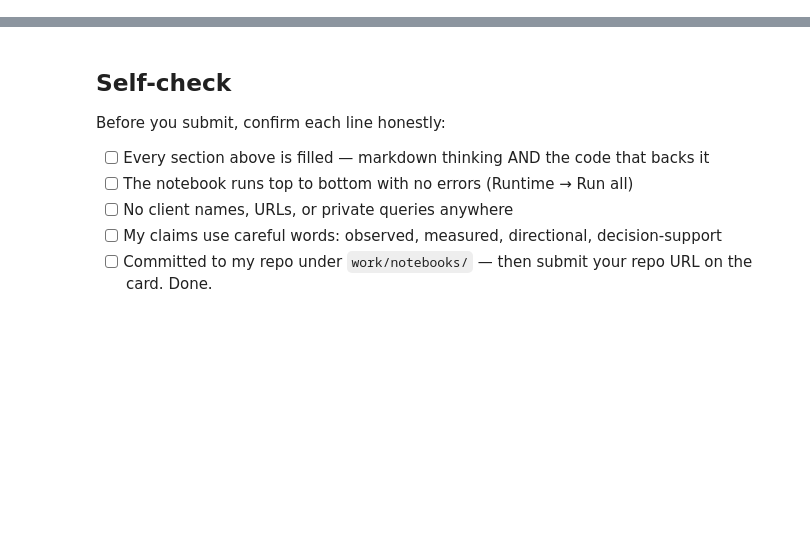
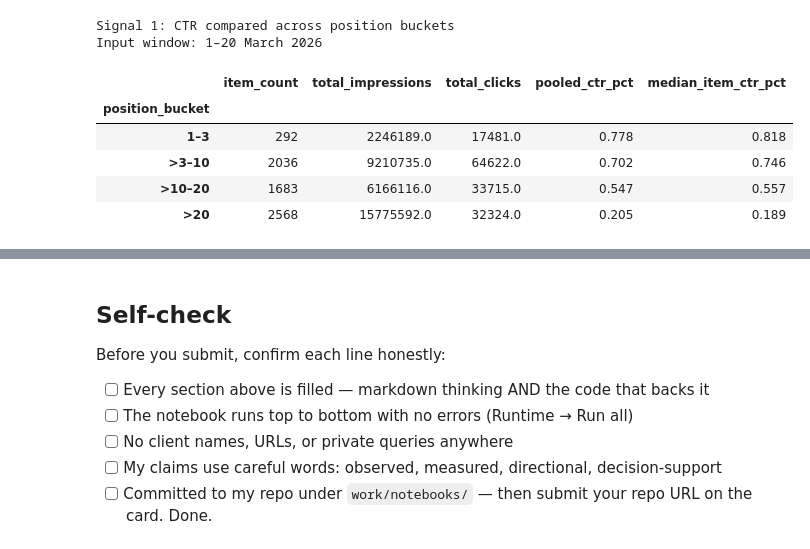
Before and after one commit to omsawarkar/omsawarkar, a Jupyter notebook: work/notebooks/w04_baseline_score.ipynb, the cells around one changed output, grey strips where cells are left out. Saved outputs shown, nothing was run; the diff lists cells and outputs as text; code cells hidden in the pictures; blank space fills up the shorter version.

```diff
--- a/work/notebooks/w04_baseline_score.ipynb
+++ b/work/notebooks/w04_baseline_score.ipynb
@@ -12,0 +71,79 @@ This skeleton is yours to fill. Work the sections **in order** — each one has
+# %%
+# Use only the early window, matching the Week 3 inputs.
+pages = con.sql("""
+    SELECT
+        client_hash_id,
+        content_hash_id,
+        COUNT(*) AS observed_days,
+        SUM(gsc_impressions) AS impressions,
+        SUM(gsc_clicks) AS clicks,
+        SUM(gsc_clicks) * 1.0
+            / NULLIF(SUM(gsc_impressions), 0) AS ctr,
+        SUM(ga4_sessions) AS sessions,
+        SUM(ga4_engaged_sessions) * 1.0
+            / NULLIF(SUM(ga4_sessions), 0) AS engagement_rate,
+
+        SUM(
+            CASE WHEN gsc_avg_position > 0
+                 THEN gsc_avg_position * gsc_impressions END
+        ) / NULLIF(
+            SUM(
+                CASE WHEN gsc_avg_position > 0
+                     THEN gsc_impressions END
+            ), 0
+        ) AS avg_position
+
+    FROM march_raw
+    WHERE report_date BETWEEN DATE '2026-03-01'
+                          AND DATE '2026-03-20'
+      AND gsc_data_available IS TRUE
+      AND ga4_data_available IS TRUE
+    GROUP BY client_hash_id, content_hash_id
+    HAVING COUNT(*) >= 10
+       AND SUM(gsc_impressions) > 0
+""").df()
+
+import pandas as pd
+
+pages["position_bucket"] = pd.cut(
+    pages["avg_position"],
+    bins=[0, 3, 10, 20, float("inf")],
+    labels=["1–3", ">3–10", ">10–20", ">20"]
+)
+
+# Use a provisional volume floor to reduce very small samples.
+signal_sample = pages.loc[
+    (pages["impressions"] >= 100)
+    & pages["position_bucket"].notna()
+].copy()
+
+position_table = (
+    signal_sample.groupby("position_bucket", observed=True)
+    .agg(
+        item_count=("impressions", "size"),
+        total_impressions=("impressions", "sum"),
+        total_clicks=("clicks", "sum"),
+        median_item_ctr=("ctr", "median")
+    )
+)
+
+position_table["pooled_ctr_pct"] = (
+    100 * position_table["total_clicks"]
+    / position_table["total_impressions"]
+)
+position_table["median_item_ctr_pct"] = (
+    100 * position_table.pop("median_item_ctr")
+)
+
+print("Signal 1: CTR compared across position buckets")
+print("Input window: 1–20 March 2026")
+display(position_table.round(3))
+# %% [output]
+Signal 1: CTR compared across position buckets
+Input window: 1–20 March 2026
+|  | item_count | total_impressions | total_clicks | pooled_ctr_pct | median_item_ctr_pct |
+| position_bucket |  |  |  |  |  |
+| 1–3 | 292 | 2246189.0 | 17481.0 | 0.778 | 0.818 |
+| >3–10 | 2036 | 9210735.0 | 64622.0 | 0.702 | 0.746 |
+| >10–20 | 1683 | 6166116.0 | 33715.0 | 0.547 | 0.557 |
+| >20 | 2568 | 15775592.0 | 32324.0 | 0.205 | 0.189 |
```
Also changed, not shown: parts of 16 cells of this notebook.
